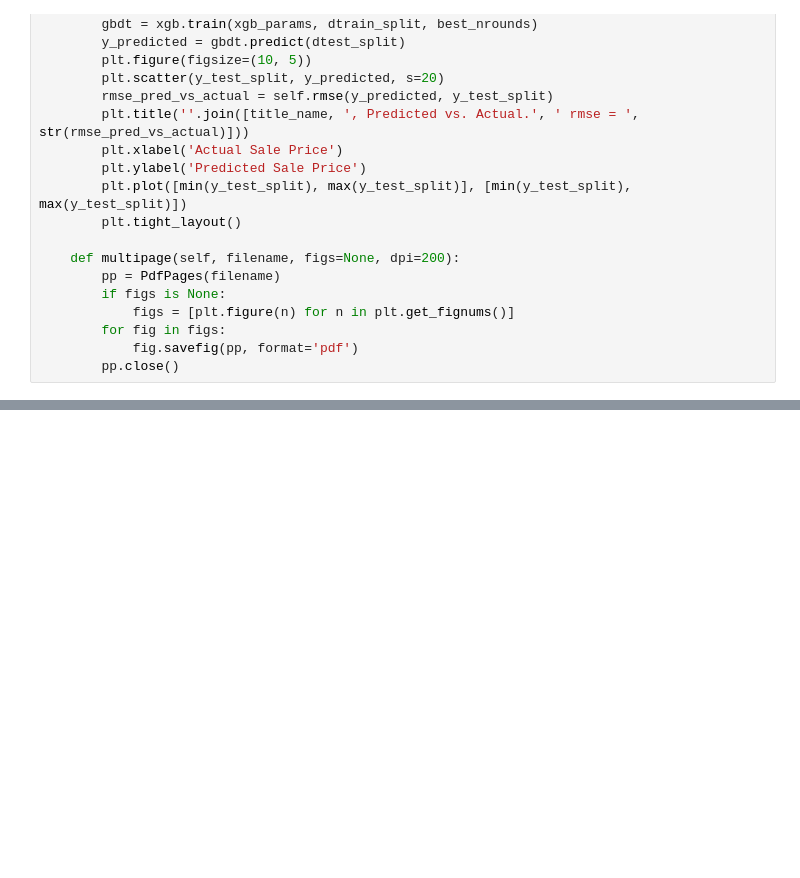
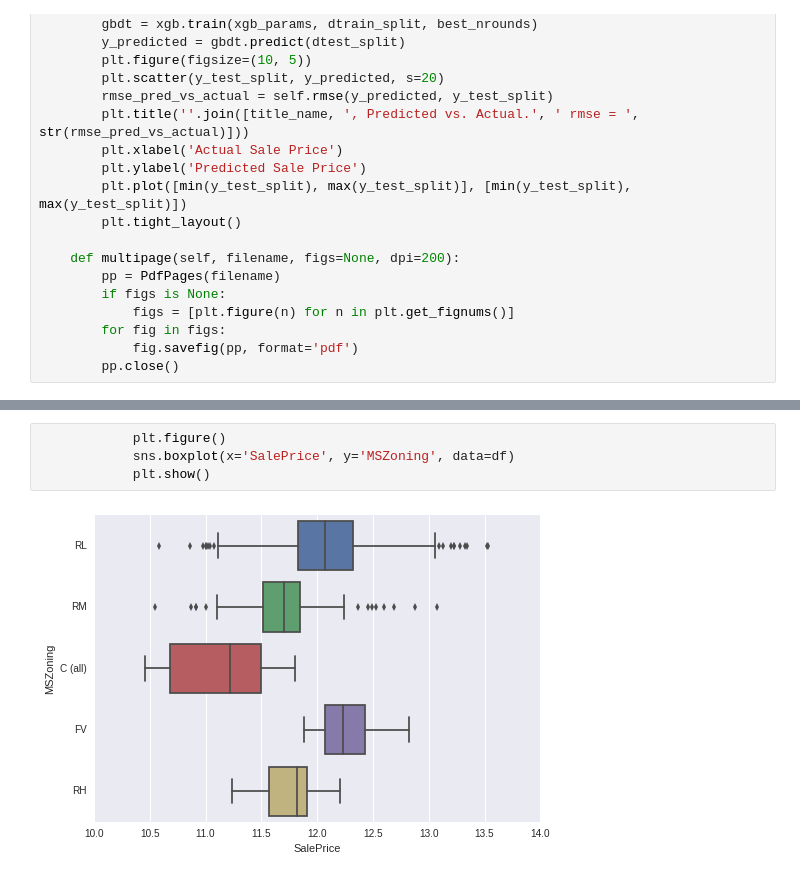
Before and after one commit to MizioAnd/HousePrices, a Jupyter notebook: house_prices.ipynb, the cells around one changed output, grey strips where cells are left out. Drawn from its saved outputs; the diff is of its cells as text; blank space fills up the shorter version.

```diff
--- a/house_prices.ipynb
+++ b/house_prices.ipynb
@@ -967,0 +540,6 @@ SCORE XGBRegressor train data:--------------------------------------------------
+# %%
+            plt.figure()
+            sns.boxplot(x='SalePrice', y='MSZoning', data=df)
+            plt.show()
+# %% [output]
+[figure, added]
```
Also changed, not shown: parts of 25 cells of this notebook.
